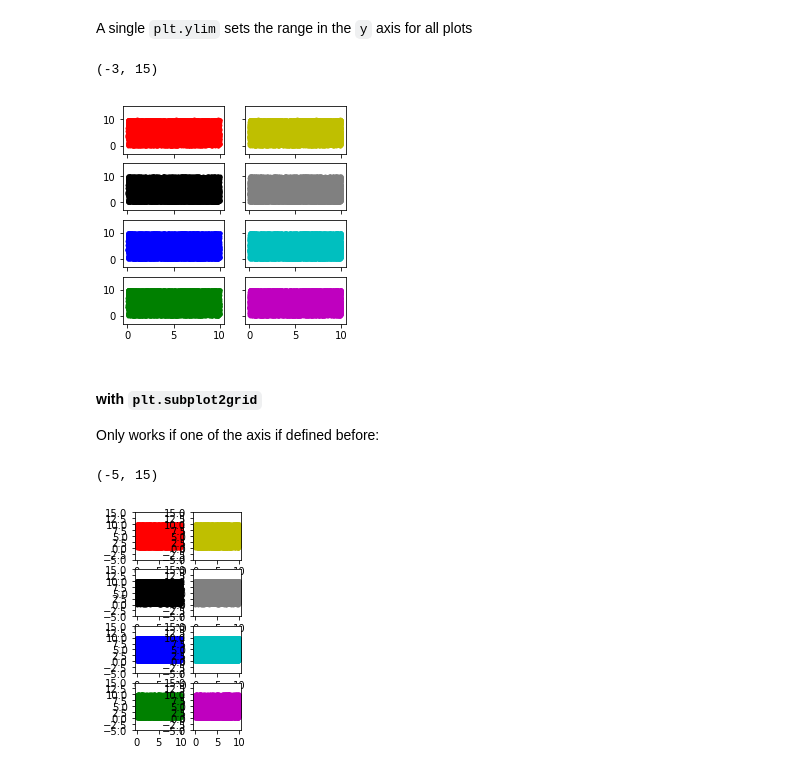
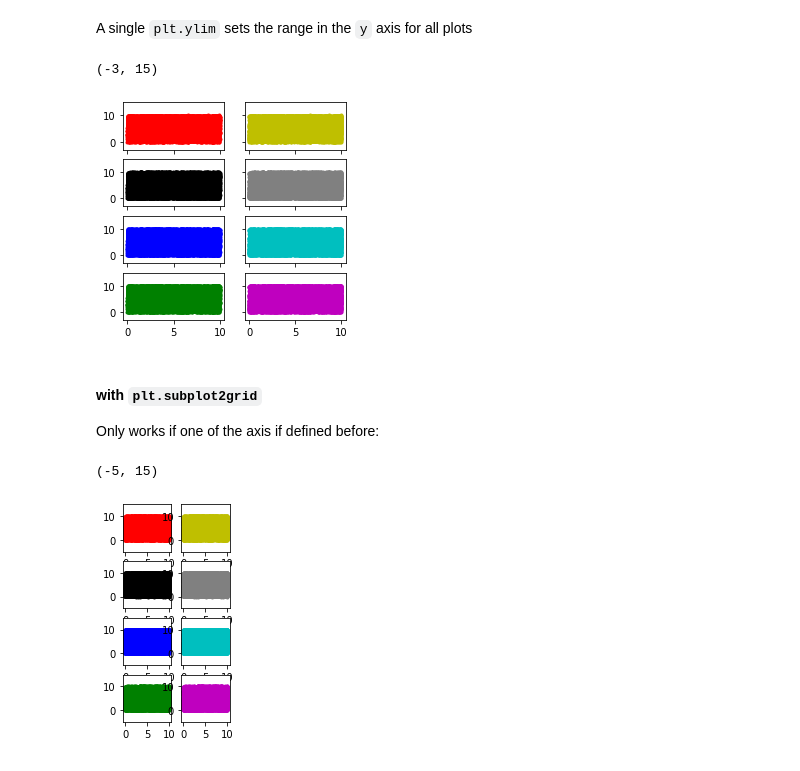
Before and after one commit to juliaroquette/pythonexamples, a Jupyter notebook: MultiplePlots.ipynb, the cells around one changed output. Drawn from its saved outputs; the diff is of its cells as text; code cells hidden in the pictures.

Commit message:
Updtated version include some extra plots

```diff
--- a/MultiplePlots.ipynb
+++ b/MultiplePlots.ipynb
@@ -220,0 +226,10 @@ for i in range(4):
+# %%
+fig, ax = plt.subplots(figsize=(4,4))
+plt.plot(x,y,'.',c='r')
+plt.ylim(0,15)
+plt.xlim(0,15)
+
+ax2 = fig.add_axes([0.7, 0.7, 0.1, 0.1])
+plt.plot(x,y,'.',c='b')
+ax2.set_xlim(5,10)
+ax2.set_ylim(5,10)
@@ -237,7 +255,7 @@ for i in range(4):
 plt.ylim(-3,15)
 # %% [output]
 (-3, 15)
-[figure, old version]
+[figure, new version]
 # %% [markdown]
 #### with `plt.subplot2grid`
 
@@ -245,13 +263,13 @@ Only works if one of the axis if defined before:
 # %%
 fig= plt.subplots(figsize = (4,4))
 
 ax0=plt.subplot2grid((4,2),(0,0),colspan=1,rowspan=1)
 co=np.array([['r','k','b','g'],['y','gray','c','m']]).transpose()
 for i in range(4):
     for j in range(2):
-        ax=plt.subplot2grid((4,4),(i,j),colspan=1,rowspan=1,sharex=ax1,sharey=ax1)
+        ax=plt.subplot2grid((4,4),(i,j),colspan=1,rowspan=1,sharex=ax0,sharey=ax0)
         plt.plot(x,y,'.',c=co[i,j])
 plt.ylim(-5,15)
 # %% [output]
 (-5, 15)
-[figure, old version]
+[figure, new version]
```
Also changed, not shown: parts of 33 cells of this notebook.
